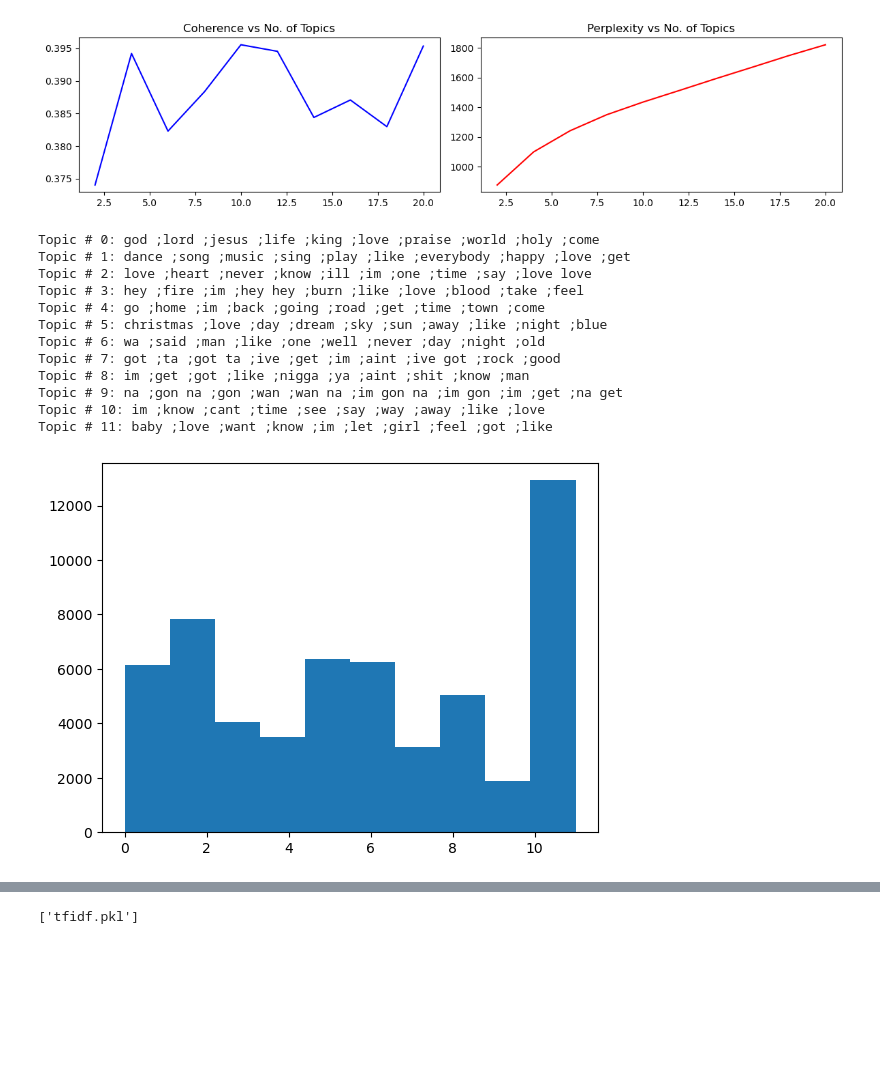
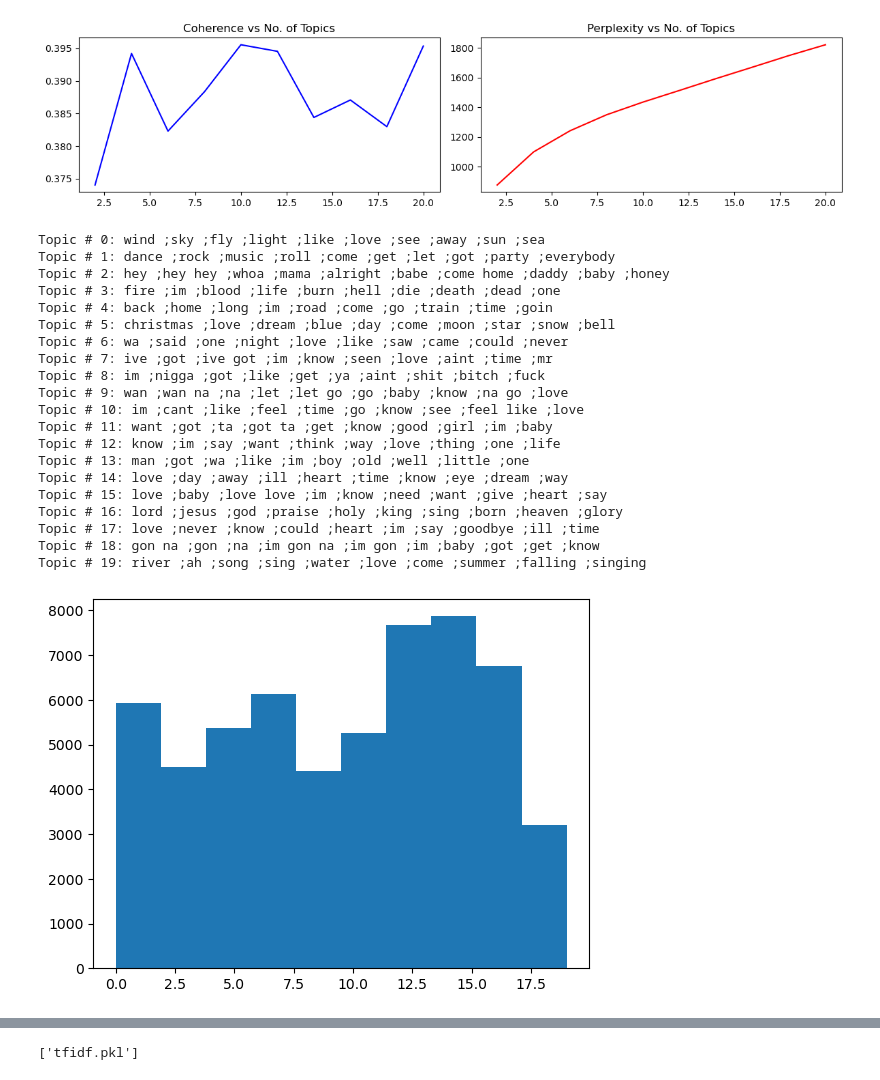
Before and after one commit to garimasc/topic_modeling_songs, a Jupyter notebook: lda.ipynb, the cells around one changed output, grey strips where cells are left out. Cells and saved outputs as stored; diff of their text form; code cells hidden in the pictures; blank space fills up the shorter version.

```diff
--- a/lda.ipynb
+++ b/lda.ipynb
@@ -94,26 +93,34 @@ fig.savefig("images/perplexity_coherence.png")
 # %% [output]
 [figure]
 # %%
-# lda = LatentDirichletAllocation(n_components= 12, random_state= 22, max_iter= 20)
-# doc_topic = lda.fit_transform(X)
+lda = LatentDirichletAllocation(n_components= 20, random_state= 22, max_iter= 20)
+doc_topic = lda.fit_transform(X)
 
 
 plt.hist(np.argmax(doc_topic, axis= 1));
 topic_words = get_topic_words(lda, feature_names, n_words= 10, print_words= True);
 topic_words = get_topic_words(lda, feature_names, print_words= False);
 # %% [output]
-Topic # 0: god ;lord ;jesus ;life ;king ;love ;praise ;world ;holy ;come
-Topic # 1: dance ;song ;music ;sing ;play ;like ;everybody ;happy ;love ;get
-Topic # 2: love ;heart ;never ;know ;ill ;im ;one ;time ;say ;love love
-Topic # 3: hey ;fire ;im ;hey hey ;burn ;like ;love ;blood ;take ;feel
-Topic # 4: go ;home ;im ;back ;going ;road ;get ;time ;town ;come
-Topic # 5: christmas ;love ;day ;dream ;sky ;sun ;away ;like ;night ;blue
-Topic # 6: wa ;said ;man ;like ;one ;well ;never ;day ;night ;old
-Topic # 7: got ;ta ;got ta ;ive ;get ;im ;aint ;ive got ;rock ;good
-Topic # 8: im ;get ;got ;like ;nigga ;ya ;aint ;shit ;know ;man
-Topic # 9: na ;gon na ;gon ;wan ;wan na ;im gon na ;im gon ;im ;get ;na get
-Topic # 10: im ;know ;cant ;time ;see ;say ;way ;away ;like ;love
-Topic # 11: baby ;love ;want ;know ;im ;let ;girl ;feel ;got ;like
+Topic # 0: wind ;sky ;fly ;light ;like ;love ;see ;away ;sun ;sea
+Topic # 1: dance ;rock ;music ;roll ;come ;get ;let ;got ;party ;everybody
+Topic # 2: hey ;hey hey ;whoa ;mama ;alright ;babe ;come home ;daddy ;baby ;honey
+Topic # 3: fire ;im ;blood ;life ;burn ;hell ;die ;death ;dead ;one
+Topic # 4: back ;home ;long ;im ;road ;come ;go ;train ;time ;goin
+Topic # 5: christmas ;love ;dream ;blue ;day ;come ;moon ;star ;snow ;bell
+Topic # 6: wa ;said ;one ;night ;love ;like ;saw ;came ;could ;never
+Topic # 7: ive ;got ;ive got ;im ;know ;seen ;love ;aint ;time ;mr
+Topic # 8: im ;nigga ;got ;like ;get ;ya ;aint ;shit ;bitch ;fuck
+Topic # 9: wan ;wan na ;na ;let ;let go ;go ;baby ;know ;na go ;love
+Topic # 10: im ;cant ;like ;feel ;time ;go ;know ;see ;feel like ;love
+Topic # 11: want ;got ;ta ;got ta ;get ;know ;good ;girl ;im ;baby
+Topic # 12: know ;im ;say ;want ;think ;way ;love ;thing ;one ;life
+Topic # 13: man ;got ;wa ;like ;im ;boy ;old ;well ;little ;one
+Topic # 14: love ;day ;away ;ill ;heart ;time ;know ;eye ;dream ;way
+Topic # 15: love ;baby ;love love ;im ;know ;need ;want ;give ;heart ;say
+Topic # 16: lord ;jesus ;god ;praise ;holy ;king ;sing ;born ;heaven ;glory
+Topic # 17: love ;never ;know ;could ;heart ;im ;say ;goodbye ;ill ;time
+Topic # 18: gon na ;gon ;na ;im gon na ;im gon ;im ;baby ;got ;get ;know
+Topic # 19: river ;ah ;song ;sing ;water ;love ;come ;summer ;falling ;singing
-[figure, old version]
+[figure, new version]
 # %%
 # label topics. hard code for now.
```
Also changed, not shown: parts of 13 cells of this notebook, 3 other files.
